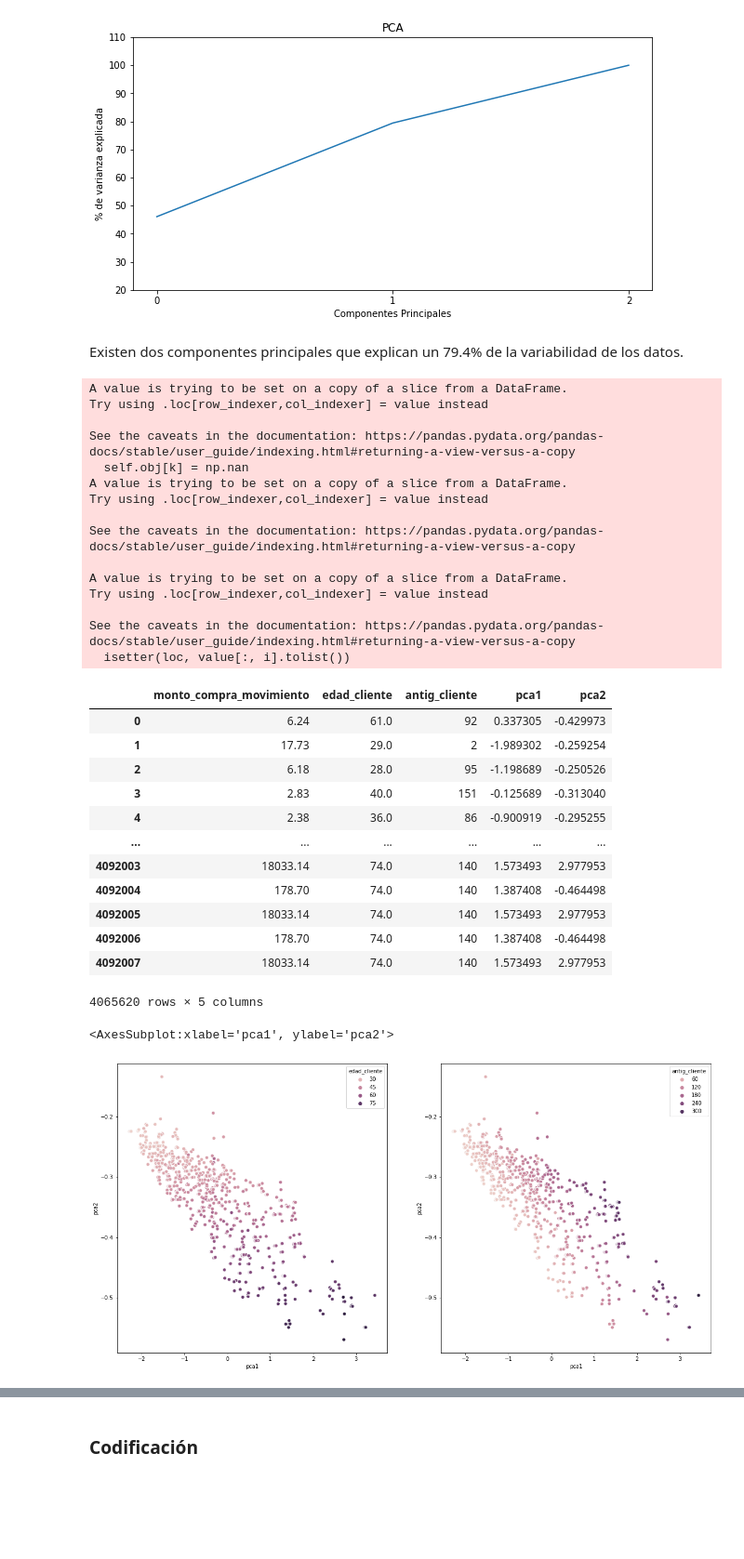
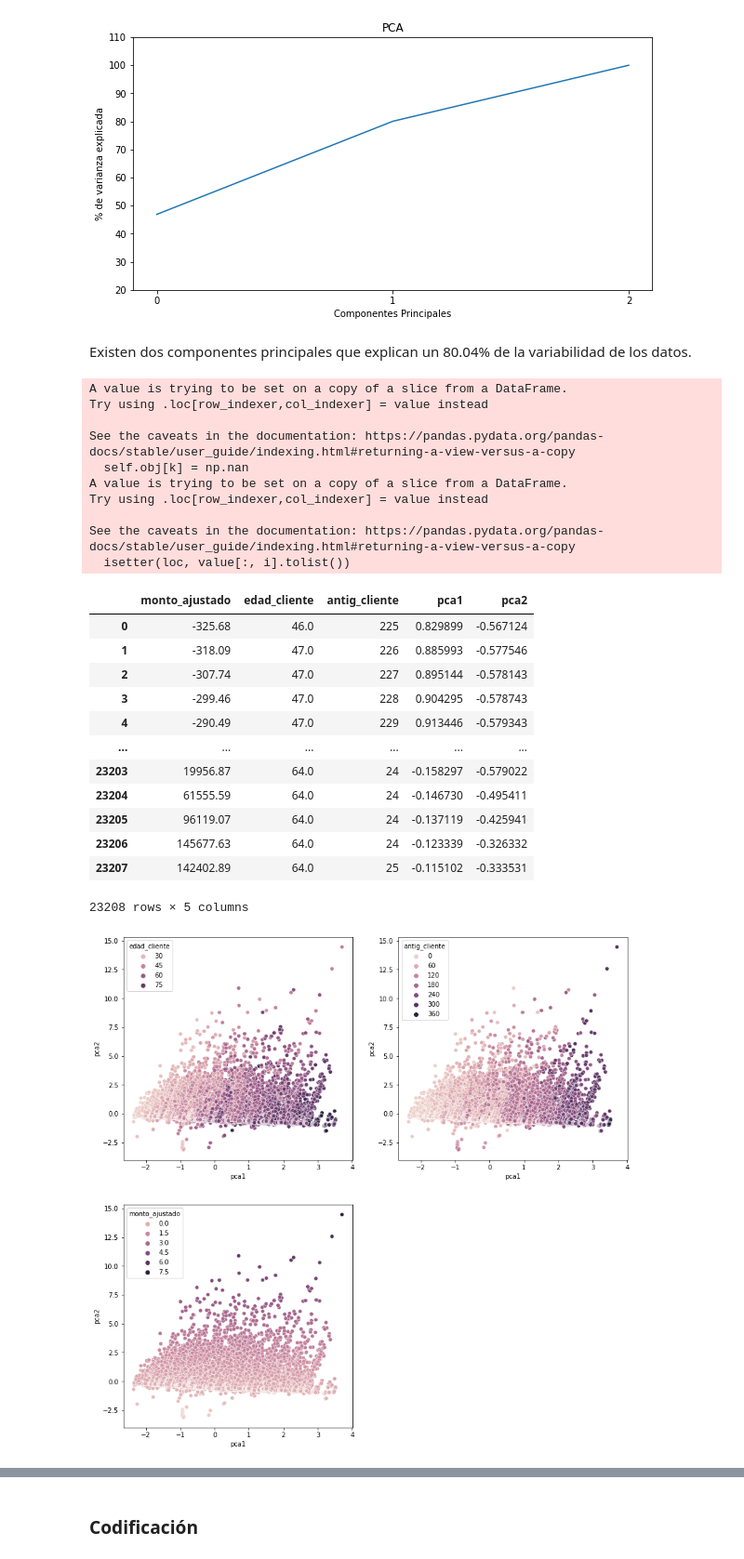
Before and after one commit to MDiplo2021/ExploracionYCuracion, a Jupyter notebook: notebooks/Trabajo Práctico 2 - Grupo2.ipynb, the cells around one changed output, grey strips where cells are left out. Shown at 93% size. Drawn from its saved outputs; the diff is of its cells as text; code cells hidden in the pictures; blank space fills up the shorter version.

```diff
--- a/notebooks/Trabajo Práctico 2 - Grupo2.ipynb
+++ b/notebooks/Trabajo Práctico 2 - Grupo2.ipynb
@@ -2135,0 +2214,10 @@ Observamos que la distribución que resulta de esta transformacion no se parece
+# %%
+cols_group = ['dni_titular_movimiento', 'anio_mes_cupon', 'sexo_descripcion',
+               'cargo_sector_desc_hist', 'estado_civil_cat', 'region', 'comercio_cat',
+                 'producto_naranja_movimiento', 'tipo_producto_tarjeta_movimiento']
+
+df_final_rg = df_final.groupby(cols_group).agg({'monto_ajustado':'sum',
+                         'edad_cliente':'max',
+                         'antig_cliente':'max'}).reset_index()
+
+df_final_rg
@@ -2138,9 +2240,9 @@ Observamos que la distribución que resulta de esta transformacion no se parece
 # %% [markdown]
 Primero se debe procesar las columnas antes de aplicar el PCA, es decir dejarlas en formato de matríz y estandarizarlas para el mejor uso del algoritmo.
 # %%
-colum_pca = ["monto_compra_movimiento", "edad_cliente","antig_cliente"]
+colum_pca = ["monto_ajustado", "edad_cliente","antig_cliente"]
 # %%
-df_pca = df[colum_pca]
+df_pca = df_final_rg[colum_pca]
 # %%
 df_pca_stand = preprocessing.StandardScaler().fit_transform(df_pca)
 df_pca_stand
@@ -2181,10 +2283,10 @@ plt.plot(acc_variance_percent_2)
 [<matplotlib.lines.Line2D at 0x...>]
 [figure]
 # %% [markdown]
-Existen dos componentes principales que explican un 79.4% de la variabilidad de los datos.
+Existen dos componentes principales que explican un 80.04% de la variabilidad de los datos.
 # %%
-df_pca_final = df[colum_pca]
-df_pca_final[["pca1","pca2"]] = proyected_features_2[:,:2]
+df_pca_final = df_final_rg[colum_pca]
+df_pca_final.loc[:,["pca1","pca2"]] = proyected_features_2[:,:2]
 df_pca_final
 # %% [output]
 A value is trying to be set on a copy of a slice from a DataFrame.
@@ -2196,33 +2298,30 @@ A value is trying to be set on a copy of a slice from a DataFrame.
 Try using .loc[row_indexer,col_indexer] = value instead
 
 See the caveats in the documentation: https://pandas.pydata.org/pandas-docs/stable/user_guide/indexing.html#returning-a-view-versus-a-copy
-
-A value is trying to be set on a copy of a slice from a DataFrame.
-Try using .loc[row_indexer,col_indexer] = value instead
-
-See the caveats in the documentation: https://pandas.pydata.org/pandas-docs/stable/user_guide/indexing.html#returning-a-view-versus-a-copy
   isetter(loc, value[:, i].tolist())
-|  | monto_compra_movimiento | edad_cliente | antig_cliente | pca1 | pca2 |
-| 0 | 6.24 | 61.0 | 92 | 0.337305 | -0.429973 |
-| 1 | 17.73 | 29.0 | 2 | -1.989302 | -0.259254 |
-| 2 | 6.18 | 28.0 | 95 | -1.198689 | -0.250526 |
-| 3 | 2.83 | 40.0 | 151 | -0.125689 | -0.313040 |
-| 4 | 2.38 | 36.0 | 86 | -0.900919 | -0.295255 |
+|  | monto_ajustado | edad_cliente | antig_cliente | pca1 | pca2 |
+| 0 | -325.68 | 46.0 | 225 | 0.829899 | -0.567124 |
+| 1 | -318.09 | 47.0 | 226 | 0.885993 | -0.577546 |
+| 2 | -307.74 | 47.0 | 227 | 0.895144 | -0.578143 |
+| 3 | -299.46 | 47.0 | 228 | 0.904295 | -0.578743 |
+| 4 | -290.49 | 47.0 | 229 | 0.913446 | -0.579343 |
 | ... | ... | ... | ... | ... | ... |
-| 4092003 | 18033.14 | 74.0 | 140 | 1.573493 | 2.977953 |
-| 4092004 | 178.70 | 74.0 | 140 | 1.387408 | -0.464498 |
-| 4092005 | 18033.14 | 74.0 | 140 | 1.573493 | 2.977953 |
-| 4092006 | 178.70 | 74.0 | 140 | 1.387408 | -0.464498 |
-| 4092007 | 18033.14 | 74.0 | 140 | 1.573493 | 2.977953 |
+| 23203 | 19956.87 | 64.0 | 24 | -0.158297 | -0.579022 |
+| 23204 | 61555.59 | 64.0 | 24 | -0.146730 | -0.495411 |
+| 23205 | 96119.07 | 64.0 | 24 | -0.137119 | -0.425941 |
+| 23206 | 145677.63 | 64.0 | 24 | -0.123339 | -0.326332 |
+| 23207 | 142402.89 | 64.0 | 25 | -0.115102 | -0.333531 |
-4065620 rows × 5 columns
+23208 rows × 5 columns
 # %%
-cols = ['edad_cliente', 'antig_cliente']
-data = df_pca_final[cols + ['pca1', 'pca2']][0:50000]
-fig, axes = plt.subplots(1, 2, figsize=(20, 10))
+cols = ['edad_cliente', 'antig_cliente', 'monto_ajustado']
+data = df_pca_final[cols + ['pca1', 'pca2']]
+fig, axes = plt.subplots(2, 2, figsize=(14, 14))
 sns.scatterplot(data=data, x='pca1', y='pca2',
-                    hue='edad_cliente', ax=axes[0])
+                    hue='edad_cliente', ax=axes[0][0])
 sns.scatterplot(data=data, x='pca1', y='pca2',
-                    hue='antig_cliente', ax=axes[1])
+                    hue='antig_cliente', ax=axes[0][1])
+sns.scatterplot(data=data, x='pca1', y='pca2',
+                    hue='monto_ajustado', ax=axes[1][0])
+fig.delaxes(axes[1][1])
 # %% [output]
-<AxesSubplot:xlabel='pca1', ylabel='pca2'>
-[figure, old version]
+[figure, new version]
```
Also changed, not shown: parts of 116 cells of this notebook.
